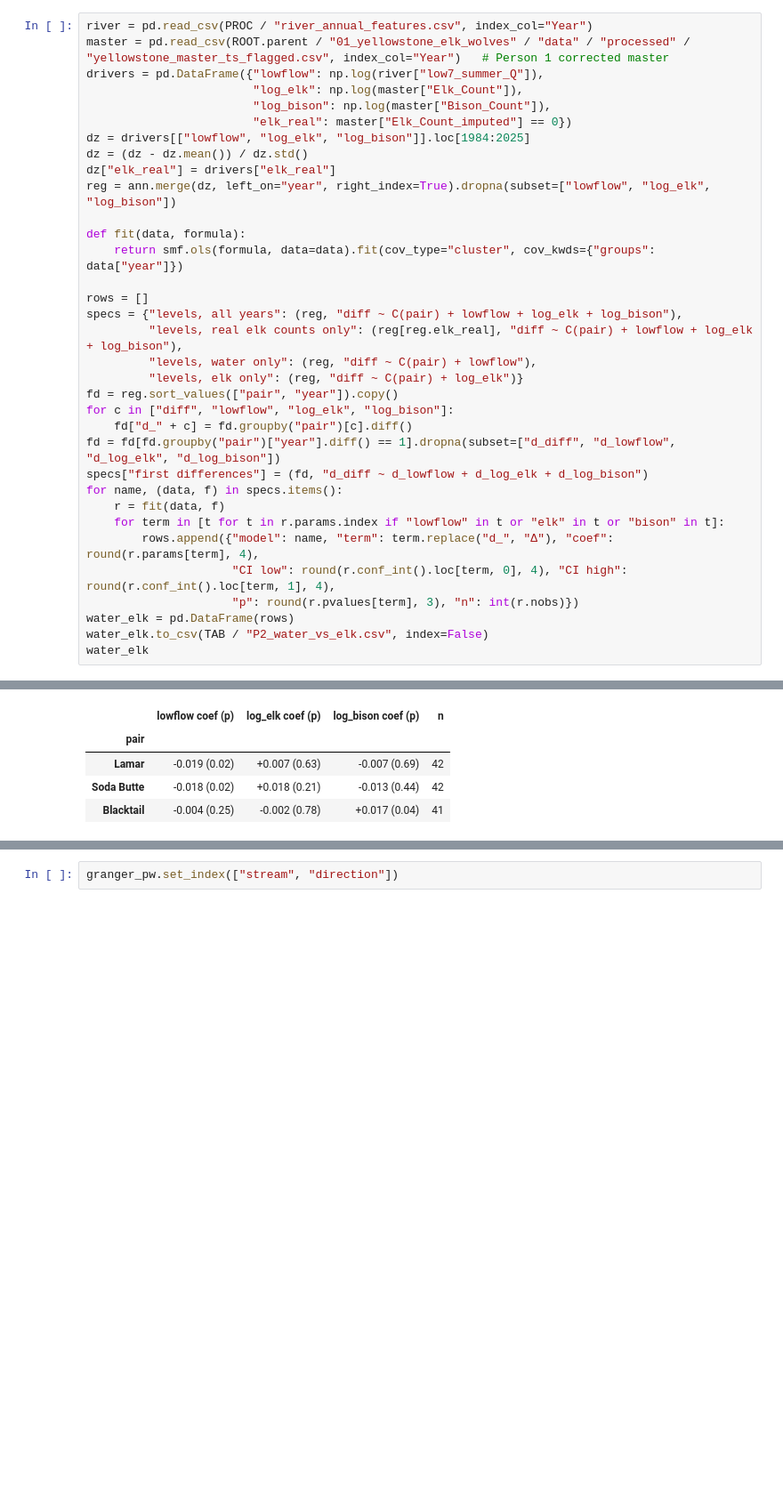
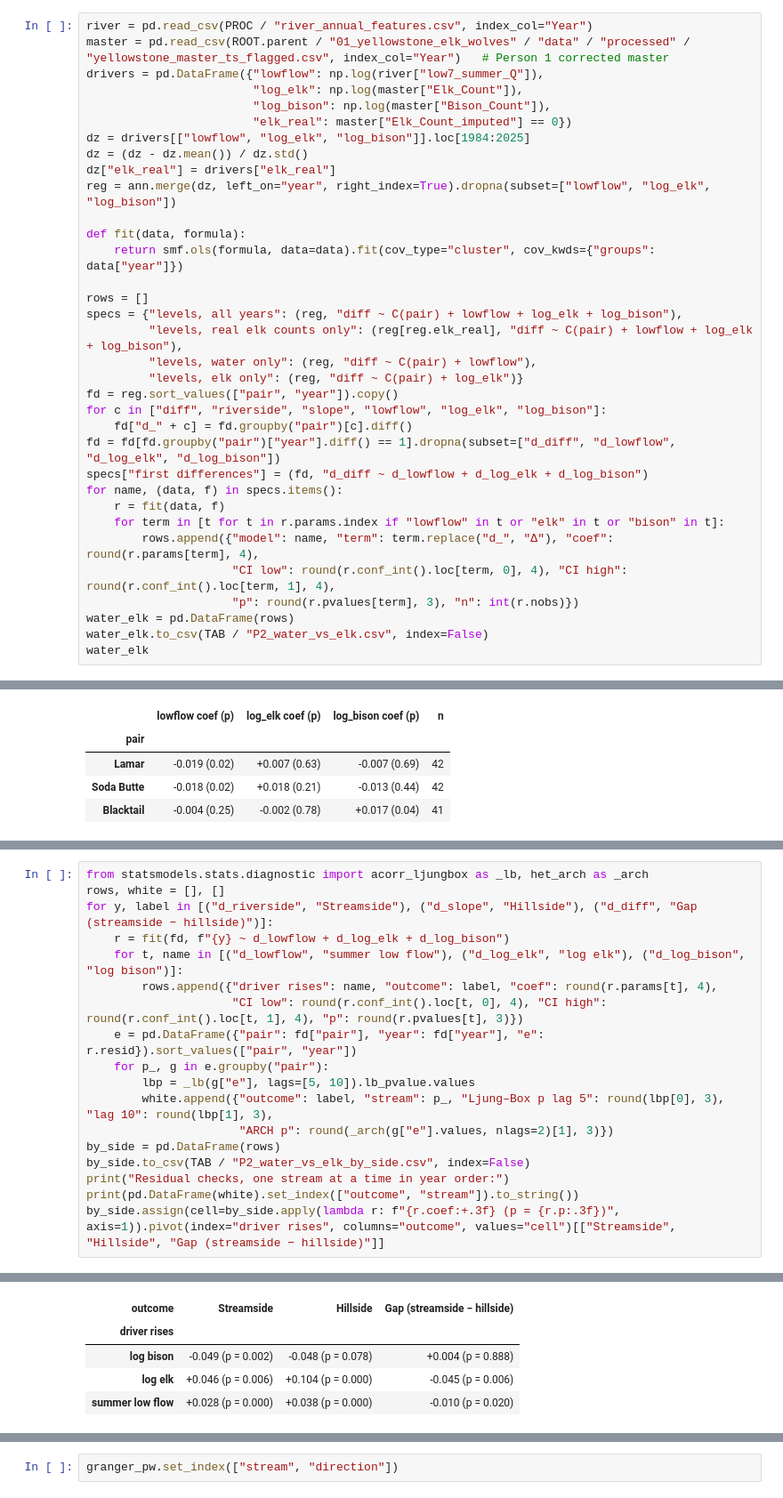
Before and after one commit to green-turtle18/yellowstone-tsa, a Jupyter notebook: 02_vegetation_snow_river/notebooks/11_vegetation_riverside.ipynb, the cells around one changed output, grey strips where cells are left out. Shown at 89% size. Drawn from its saved outputs; the diff is of its cells as text; blank space fills up the shorter version.

Commit message:
Part 2: fit streamside, hillside and gap separately for the water vs elk test

```diff
--- a/02_vegetation_snow_river/notebooks/11_vegetation_riverside.ipynb
+++ b/02_vegetation_snow_river/notebooks/11_vegetation_riverside.ipynb
@@ -327,7 +327,7 @@ specs = {"levels, all years": (reg, "diff ~ C(pair) + lowflow + log_elk + log_bi
          "levels, water only": (reg, "diff ~ C(pair) + lowflow"),
          "levels, elk only": (reg, "diff ~ C(pair) + log_elk")}
 fd = reg.sort_values(["pair", "year"]).copy()
-for c in ["diff", "lowflow", "log_elk", "log_bison"]:
+for c in ["diff", "riverside", "slope", "lowflow", "log_elk", "log_bison"]:
     fd["d_" + c] = fd.groupby("pair")[c].diff()
 fd = fd[fd.groupby("pair")["year"].diff() == 1].dropna(subset=["d_diff", "d_lowflow", "d_log_elk", "d_log_bison"])
 specs["first differences"] = (fd, "d_diff ~ d_lowflow + d_log_elk + d_log_bison")
@@ -369,0 +372,19 @@ Reading the tables: a positive `lowflow` coefficient means wetter summers make t
+# %%
+from statsmodels.stats.diagnostic import acorr_ljungbox as _lb, het_arch as _arch
+rows, white = [], []
+for y, label in [("d_riverside", "Streamside"), ("d_slope", "Hillside"), ("d_diff", "Gap (streamside − hillside)")]:
+    r = fit(fd, f"{y} ~ d_lowflow + d_log_elk + d_log_bison")
+    for t, name in [("d_lowflow", "summer low flow"), ("d_log_elk", "log elk"), ("d_log_bison", "log bison")]:
+        rows.append({"driver rises": name, "outcome": label, "coef": round(r.params[t], 4),
+                     "CI low": round(r.conf_int().loc[t, 0], 4), "CI high": round(r.conf_int().loc[t, 1], 4), "p": round(r.pvalues[t], 3)})
+    e = pd.DataFrame({"pair": fd["pair"], "year": fd["year"], "e": r.resid}).sort_values(["pair", "year"])
+    for p_, g in e.groupby("pair"):
+        lbp = _lb(g["e"], lags=[5, 10]).lb_pvalue.values
+        white.append({"outcome": label, "stream": p_, "Ljung–Box p lag 5": round(lbp[0], 3), "lag 10": round(lbp[1], 3),
+                      "ARCH p": round(_arch(g["e"].values, nlags=2)[1], 3)})
+by_side = pd.DataFrame(rows)
+by_side.to_csv(TAB / "P2_water_vs_elk_by_side.csv", index=False)
+print("Residual checks, one stream at a time in year order:")
+print(pd.DataFrame(white).set_index(["outcome", "stream"]).to_string())
+by_side.assign(cell=by_side.apply(lambda r: f"{r.coef:+.3f} (p = {r.p:.3f})", axis=1)).pivot(index="driver rises", columns="outcome", values="cell")[["Streamside", "Hillside", "Gap (streamside − hillside)"]]
+# %% [output]
@@ -369,0 +403,5 @@ Reading the tables: a positive `lowflow` coefficient means wetter summers make t
+| outcome | Streamside | Hillside | Gap (streamside − hillside) |
+| driver rises |  |  |  |
+| log bison | -0.049 (p = 0.002) | -0.048 (p = 0.078) | +0.004 (p = 0.888) |
+| log elk | +0.046 (p = 0.006) | +0.104 (p = 0.000) | -0.045 (p = 0.006) |
+| summer low flow | +0.028 (p = 0.000) | +0.038 (p = 0.000) | -0.010 (p = 0.020) |
```
Also changed, not shown: parts of 5 cells of this notebook, 16 other files.
